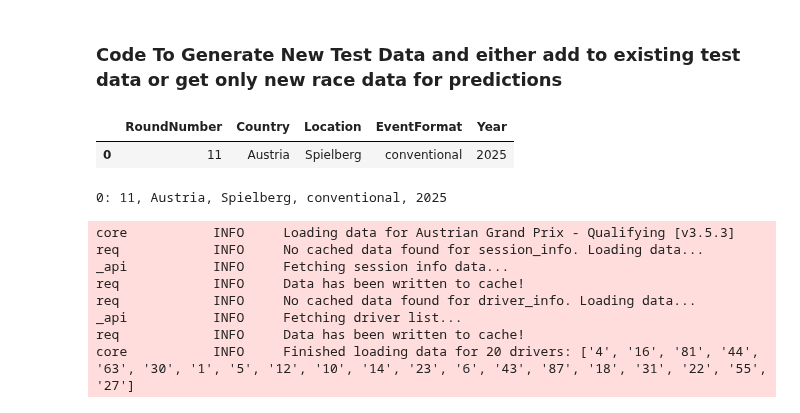
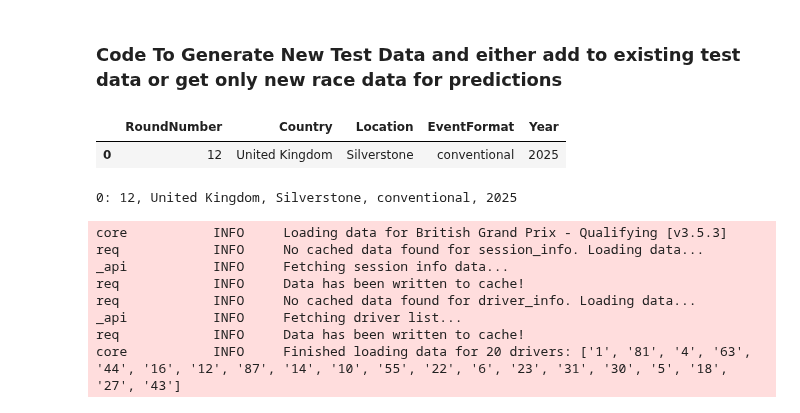
Before and after one commit to rohank36/f1, a Jupyter notebook: data.ipynb, the cells around one changed output. Saved outputs shown, nothing was run; the diff lists cells and outputs as text; code cells hidden in the pictures.

Commit message:
silverstone bet

```diff
--- a/data.ipynb
+++ b/data.ipynb
@@ -448,23 +448,23 @@ meetings_df = get_meetings_df(2025)
 # %%
 test_data = pd.read_csv("data/test_data_new.csv")
 # %%
-new_race_df = meetings_df.iloc[[10]].reset_index(drop=True) # edit which race(s) you want to add here
+new_race_df = meetings_df.iloc[[11]].reset_index(drop=True) # edit which race(s) you want to add here
 new_race_df
 # %% [output]
 |  | RoundNumber | Country | Location | EventFormat | Year |
-| 0 | 11 | Austria | Spielberg | conventional | 2025 |
+| 0 | 12 | United Kingdom | Silverstone | conventional | 2025 |
 # %%
 final_df = get_data(new_race_df,is_test_data_for_pred)
 # %% [output]
-0: 11, Austria, Spielberg, conventional, 2025
+0: 12, United Kingdom, Silverstone, conventional, 2025
-core           INFO     Loading data for Austrian Grand Prix - Qualifying [v3.5.3]
+core           INFO     Loading data for British Grand Prix - Qualifying [v3.5.3]
 req            INFO     No cached data found for session_info. Loading data...
 _api           INFO     Fetching session info data...
 req            INFO     Data has been written to cache!
 req            INFO     No cached data found for driver_info. Loading data...
 _api           INFO     Fetching driver list...
 req            INFO     Data has been written to cache!
-core           INFO     Finished loading data for 20 drivers: ['4', '16', '81', '44', '63', '30', '1', '5', '12', '10', '14', '23', '6', '43', '87', '18', '31', '22', '55', '27']
+core           INFO     Finished loading data for 20 drivers: ['1', '81', '4', '63', '44', '16', '12', '87', '14', '10', '55', '22', '6', '23', '31', '30', '5', '18', '27', '43']
 # %%
 final_df.sort_values(by="Qual_Position")
 #final_df.sort_values(by="Race_Position")
```
Also changed, not shown: parts of 1 cell of this notebook, 4 other files.
